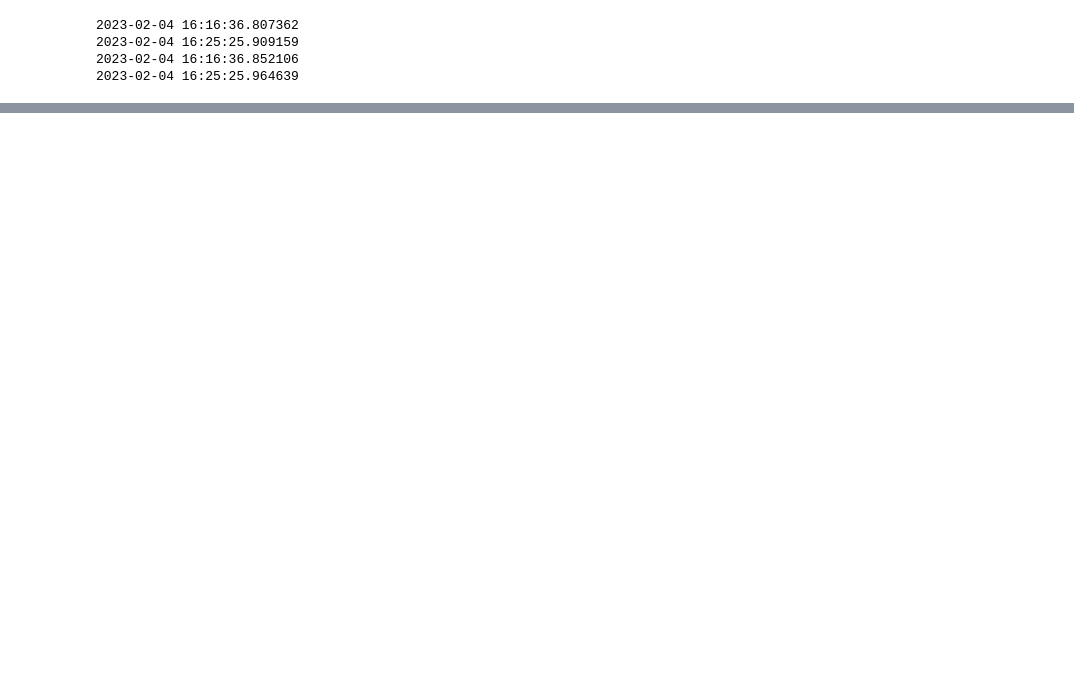
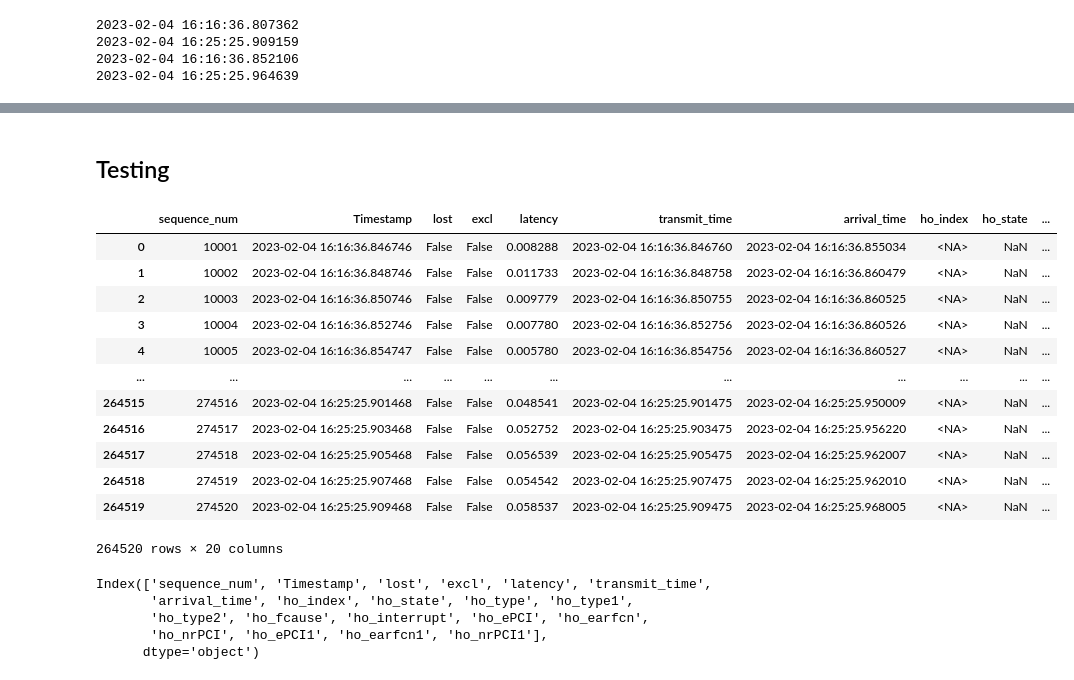
Before and after one commit to mollyy0514/wmnl-handoff-research, a Jupyter notebook: code-test/handover_classify.ipynb, the cells around one changed output, grey strips where cells are left out. Saved outputs shown, nothing was run; the diff lists cells and outputs as text; code cells hidden in the pictures; blank space fills up the shorter version.

```diff
--- a/code-test/handover_classify.ipynb
+++ b/code-test/handover_classify.ipynb
@@ -742,0 +944,28 @@ df.to_csv('test.csv')
+# %% [markdown]
+## Testing
+# %%
+df = pd.read_pickle("/home/wmnlab/D/database/2023-02-04#1/_Bandlock_Udp_B3_B7_B8_RM500Q/qc01/#01/data/udp_dnlk_loss_latency_ho.pkl")
+# %%
+df
+# %% [output]
+|  | sequence_num | Timestamp | lost | excl | latency | transmit_time | arrival_time | ho_index | ho_state | ... |
+| 0 | 10001 | 2023-02-04 16:16:36.846746 | False | False | 0.008288 | 2023-02-04 16:16:36.846760 | 2023-02-04 16:16:36.855034 | <NA> | NaN | ... |
+| 1 | 10002 | 2023-02-04 16:16:36.848746 | False | False | 0.011733 | 2023-02-04 16:16:36.848758 | 2023-02-04 16:16:36.860479 | <NA> | NaN | ... |
+| 2 | 10003 | 2023-02-04 16:16:36.850746 | False | False | 0.009779 | 2023-02-04 16:16:36.850755 | 2023-02-04 16:16:36.860525 | <NA> | NaN | ... |
+| 3 | 10004 | 2023-02-04 16:16:36.852746 | False | False | 0.007780 | 2023-02-04 16:16:36.852756 | 2023-02-04 16:16:36.860526 | <NA> | NaN | ... |
+| 4 | 10005 | 2023-02-04 16:16:36.854747 | False | False | 0.005780 | 2023-02-04 16:16:36.854756 | 2023-02-04 16:16:36.860527 | <NA> | NaN | ... |
+| ... | ... | ... | ... | ... | ... | ... | ... | ... | ... | ... |
+| 264515 | 274516 | 2023-02-04 16:25:25.901468 | False | False | 0.048541 | 2023-02-04 16:25:25.901475 | 2023-02-04 16:25:25.950009 | <NA> | NaN | ... |
+| 264516 | 274517 | 2023-02-04 16:25:25.903468 | False | False | 0.052752 | 2023-02-04 16:25:25.903475 | 2023-02-04 16:25:25.956220 | <NA> | NaN | ... |
+| 264517 | 274518 | 2023-02-04 16:25:25.905468 | False | False | 0.056539 | 2023-02-04 16:25:25.905475 | 2023-02-04 16:25:25.962007 | <NA> | NaN | ... |
+| 264518 | 274519 | 2023-02-04 16:25:25.907468 | False | False | 0.054542 | 2023-02-04 16:25:25.907475 | 2023-02-04 16:25:25.962010 | <NA> | NaN | ... |
+| 264519 | 274520 | 2023-02-04 16:25:25.909468 | False | False | 0.058537 | 2023-02-04 16:25:25.909475 | 2023-02-04 16:25:25.968005 | <NA> | NaN | ... |
+264520 rows × 20 columns
+# %%
+df.columns
+# %% [output]
+Index(['sequence_num', 'Timestamp', 'lost', 'excl', 'latency', 'transmit_time',
+       'arrival_time', 'ho_index', 'ho_state', 'ho_type', 'ho_type1',
+       'ho_type2', 'ho_fcause', 'ho_interrupt', 'ho_ePCI', 'ho_earfcn',
+       'ho_nrPCI', 'ho_ePCI1', 'ho_earfcn1', 'ho_nrPCI1'],
+      dtype='object')
```
Also changed, not shown: parts of 34 cells of this notebook, 5 other files.
